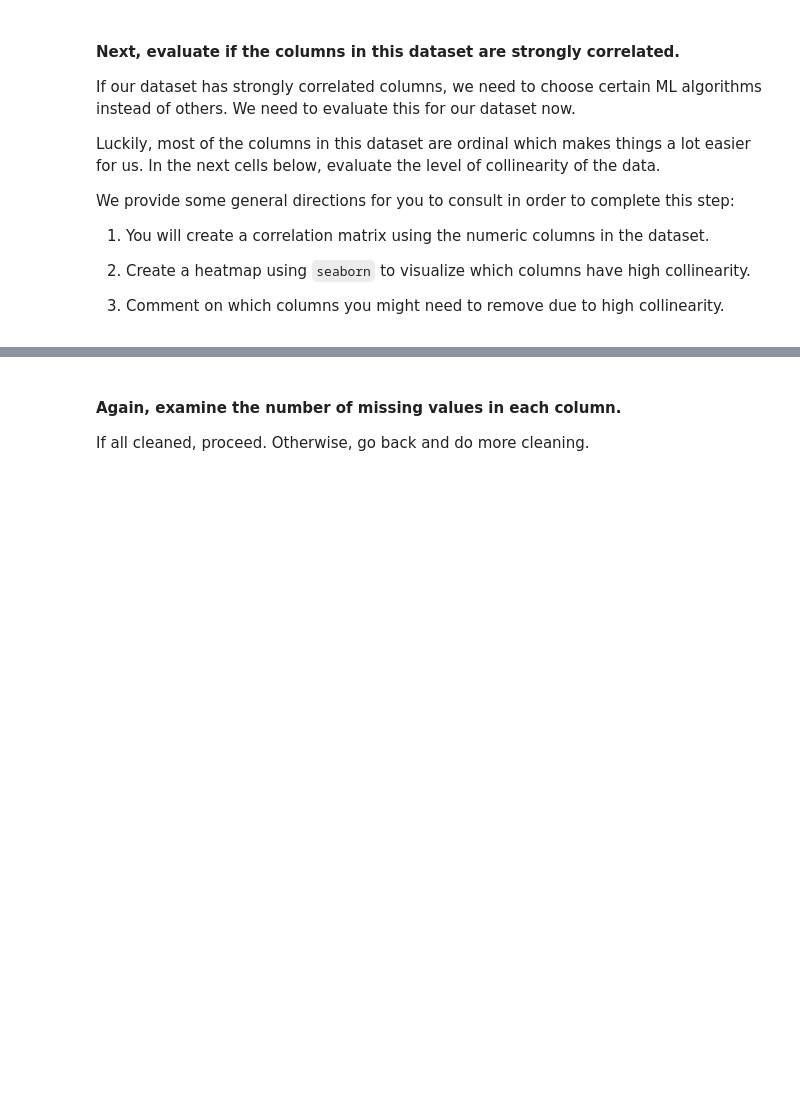
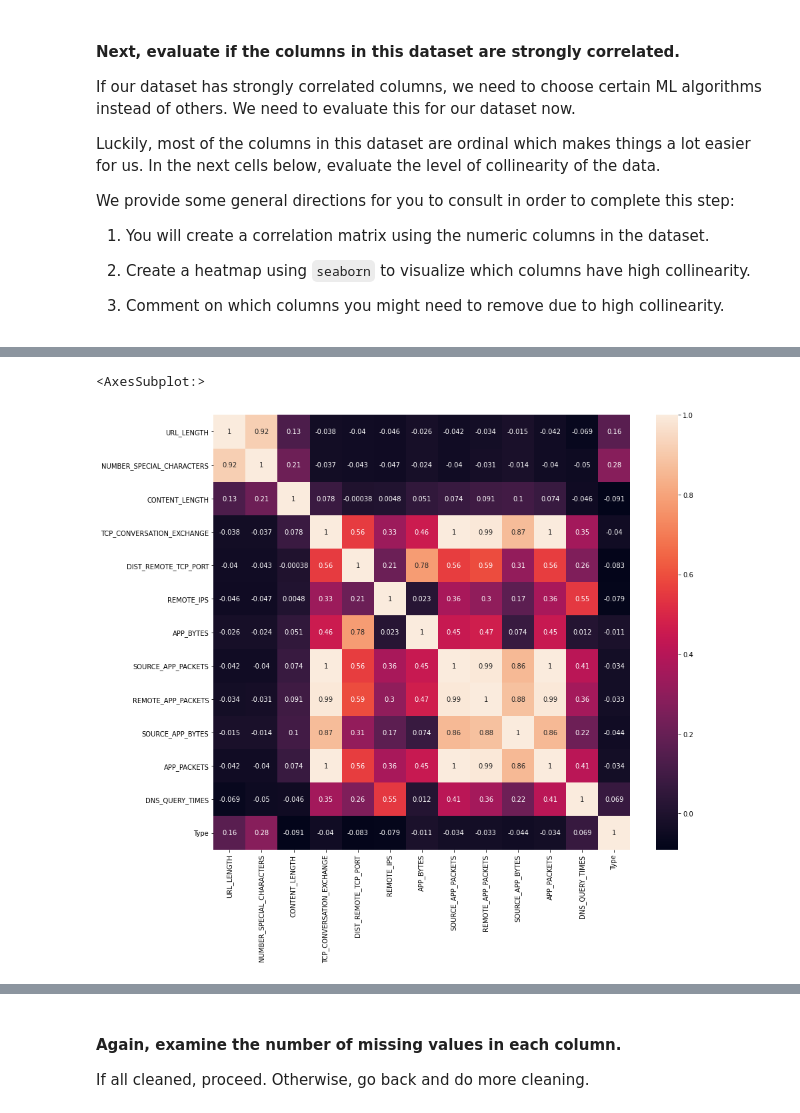
Before and after one commit to ta-data-remote/lab-supervised-learning, a Jupyter notebook: your-code/main.ipynb, the cells around one changed output, grey strips where cells are left out. Saved outputs shown, nothing was run; the diff lists cells and outputs as text; code cells hidden in the pictures; blank space fills up the shorter version.

```diff
--- a/your-code/main.ipynb
+++ b/your-code/main.ipynb
@@ -74,0 +109,9 @@ We provide some general directions for you to consult in order to complete this
+# %%
+on_edited = only_num.drop("REMOTE_APP_BYTES", axis=1)#
+# %%
+fig, ax = plt.subplots(figsize=(14,12))
+
+sns.heatmap(on_edited.corr(), annot=True)
+# %% [output]
+<AxesSubplot:>
+[figure, added]
```
Also changed, not shown: parts of 77 cells of this notebook.
